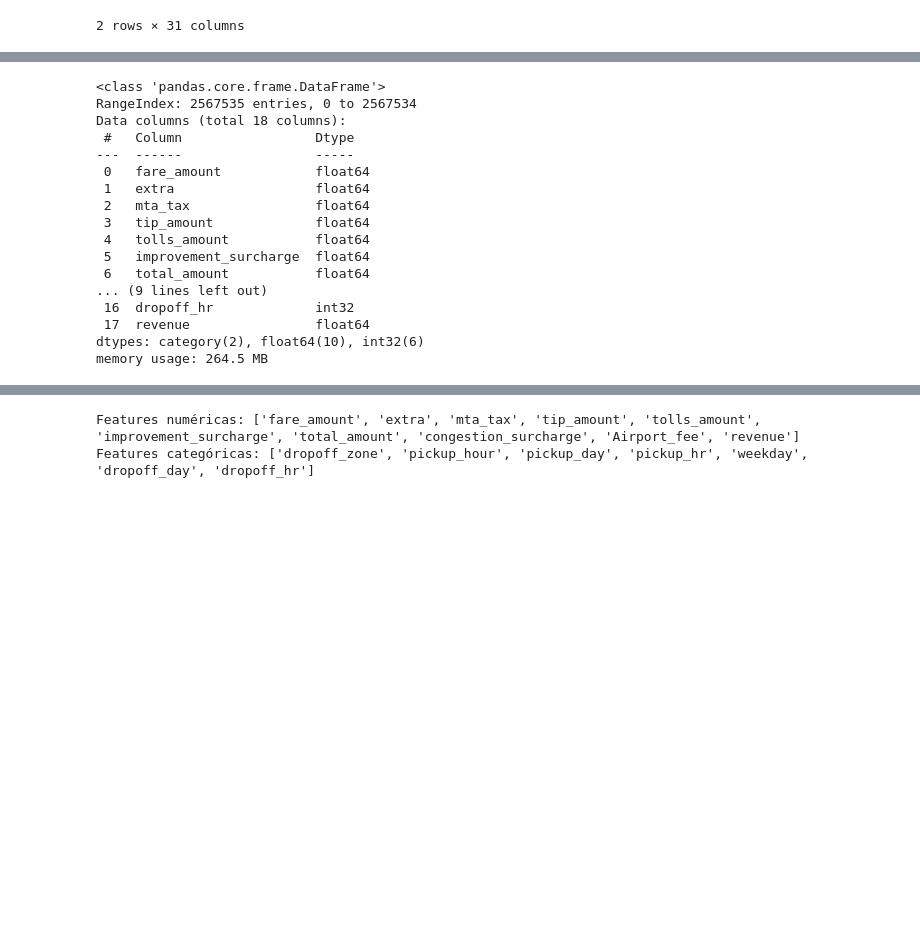
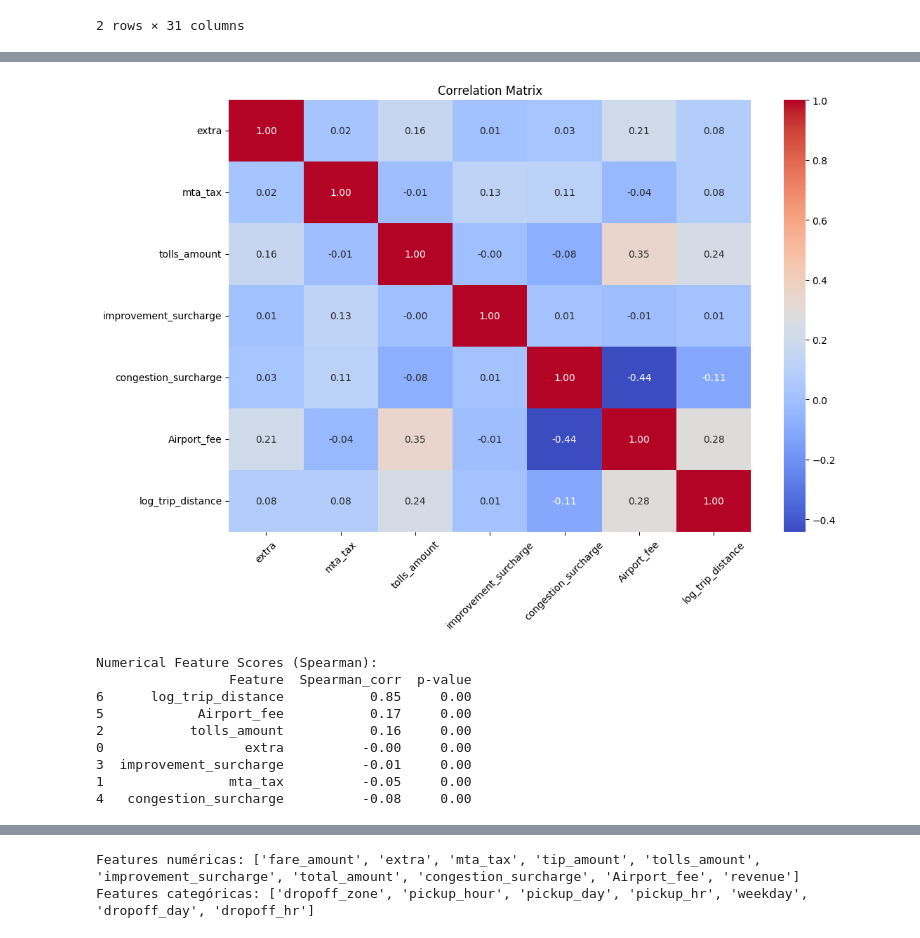
Before and after one commit to gasparrivollier/CEIA_AndD_TP_Grupo2, a Jupyter notebook: notebooks/04_RedDim.ipynb, the cells around one changed output, grey strips where cells are left out. Drawn from its saved outputs; the diff is of its cells as text; code cells hidden in the pictures; blank space fills up the shorter version.

```diff
--- a/notebooks/04_RedDim.ipynb
+++ b/notebooks/04_RedDim.ipynb
@@ -46,0 +50,6 @@ df.head(2)
+# %%
+# convertir hora, dia, weekday a categoricas
+df['pickup_hr'] = df['pickup_hr'].astype('category')
+df['pickup_day'] = df['pickup_day'].astype('category')
+df['weekday'] = df['weekday'].astype('category')
+df.info()
@@ -47,20 +76,48 @@ df.head(2)
+# %%
+# numeric columns
+num_cols = df.select_dtypes(include=[np.number]).columns.tolist()
+num_cols.remove('revenue')  # Exclude target variable if needed
+# correlation matrix para numeric features
+corr = df[num_cols].corr()
+plt.figure(figsize=(12, 8))
+sns.heatmap(corr, annot=True, fmt=".2f", cmap='coolwarm', cbar=True)
+plt.xticks(rotation=45)
+plt.title('Correlation Matrix')
+plt.show()
+# %% [output]
+[figure, added]
 # %%
-df.info()
+# para seleccionar features numericas usamos spearman
+
+from scipy.stats import spearmanr
+import pandas as pd
+
+X_num = df[num_cols]
+y = df['revenue']
+
+scores = []
+pvalues = []
+
+for col in num_cols:
+    corr, pval = spearmanr(df[col], y)
+    scores.append(corr)
+    pvalues.append(pval)
+
+num_feature_scores = pd.DataFrame({
+    'Feature': num_cols,
+    'Spearman_corr': scores,
+    'p-value': pvalues
+}).sort_values(by='Spearman_corr', ascending=False)
+
+print("Numerical Feature Scores (Spearman):")
+print(num_feature_scores)
 # %% [output]
-<class 'pandas.core.frame.DataFrame'>
-RangeIndex: 2567535 entries, 0 to 2567534
-Data columns (total 18 columns):
- #   Column                 Dtype
----  ------                 -----
- 0   fare_amount            float64
- 1   extra                  float64
- 2   mta_tax                float64
- 3   tip_amount             float64
- 4   tolls_amount           float64
- 5   improvement_surcharge  float64
- 6   total_amount           float64
-... (9 lines left out)
- 16  dropoff_hr             int32
- 17  revenue                float64
-dtypes: category(2), float64(10), int32(6)
-memory usage: 264.5 MB
+Numerical Feature Scores (Spearman):
+                 Feature  Spearman_corr  p-value
+6      log_trip_distance           0.85     0.00
+5            Airport_fee           0.17     0.00
+2           tolls_amount           0.16     0.00
+0                  extra          -0.00     0.00
+3  improvement_surcharge          -0.01     0.00
+1                mta_tax          -0.05     0.00
+4   congestion_surcharge          -0.08     0.00
```
Also changed, not shown: parts of 14 cells of this notebook, 3 other files.
